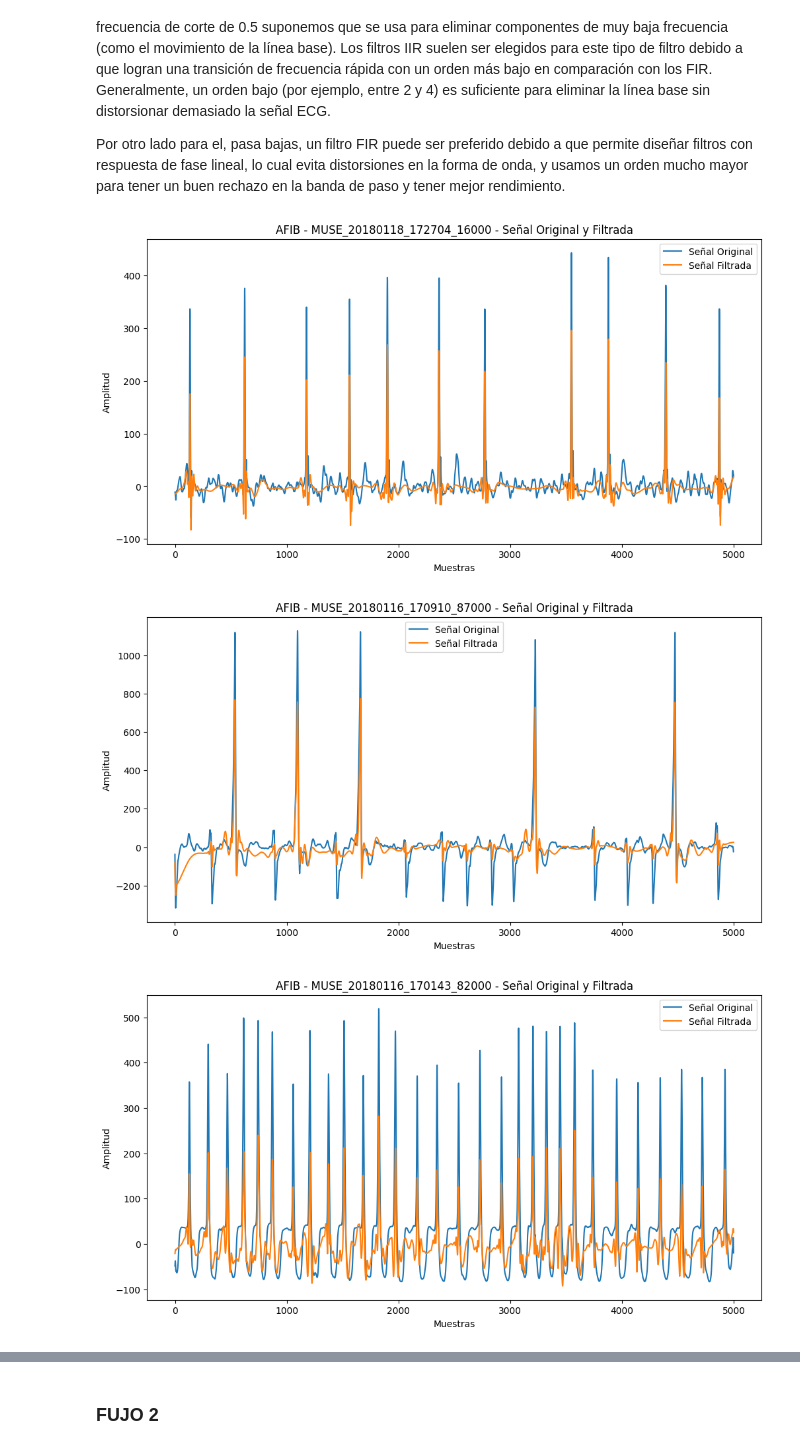
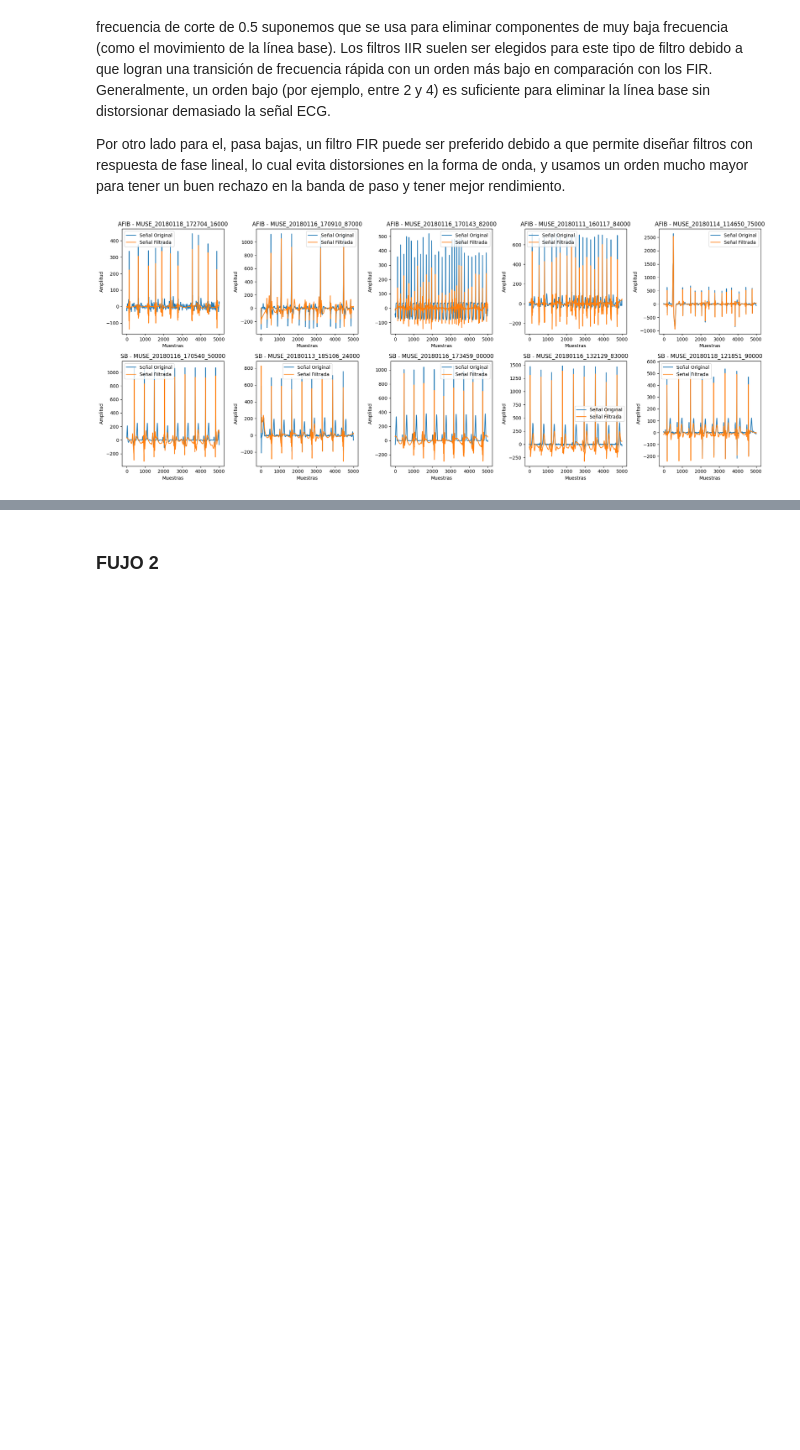
Before and after one commit to juandayo001/Biose-ales_20242, a Jupyter notebook: PROYECTO3.ipynb, the cells around one changed output, grey strips where cells are left out. Cells and saved outputs as stored; diff of their text form; code cells hidden in the pictures; blank space fills up the shorter version.

```diff
--- a/PROYECTO3.ipynb
+++ b/PROYECTO3.ipynb
@@ -327,37 +327,46 @@ La frecuencia de corte de 0.5 suponemos que se usa para eliminar componentes de
 
 Por otro lado para el, pasa bajas, un filtro FIR puede ser preferido debido a que permite diseñar filtros con respuesta de fase lineal, lo cual evita distorsiones en la forma de onda, y usamos un orden mucho mayor para tener un buen rechazo en la banda de paso y tener mejor rendimiento.
 # %%
-# Función para procesar señales (con simplificación de parámetros)
-def flujo1(señales, tipo_señal):
-    for nombre_señal, señal in señales.items():
+import matplotlib.pyplot as plt
+
+# Función de flujo simplificada para graficar en un subplot
+def flujo1(señales, tipo_señal, ax):
+    for i, (nombre_señal, señal) in enumerate(señales.items()):
         # Filtro pasa-altas
         señal_filtrada_hp = filtro_pasa_altos(señal)
 
         # Aplicar la umbralización wavelet (SYMLET)
         señal_filtrada_wavelet = SYMLET_wavelet(señal_filtrada_hp, wavelet='sym8', nivel=8)
 
         # Filtro pasa-bajos
         señal_filtrada_final = filtro_pasa_bajas(señal_filtrada_wavelet)
 
-        # Mostrar la señal original y filtrada
-        plt.figure(figsize=(12, 6))
-        plt.plot(señal, label='Señal Original')  # Usar la señal original
-        plt.plot(señal_filtrada_final, label='Señal Filtrada')
-        plt.legend()
-        plt.xlabel("Muestras")
-        plt.ylabel("Amplitud")
-        plt.title(f"{tipo_señal} - {nombre_señal} - Señal Original y Filtrada")
-        plt.show()
+        # Mostrar la señal original y filtrada en el subplot correspondiente
+        ax[i].plot(señal, label='Señal Original')
+        ax[i].plot(señal_filtrada_final, label='Señal Filtrada')
+        ax[i].set_title(f"{tipo_señal} - {nombre_señal}")
+        ax[i].set_xlabel("Muestras")
+        ax[i].set_ylabel("Amplitud")
+        ax[i].legend()
 
-# Función optimizada para procesar señales de AFIB y SB
+# Función optimizada para procesar señales de AFIB y SB en subplots
 def procesar_todas_las_señales(valores_AFIB, valores_SB):
-    # Procesar señales de AFIB y SB
-    for tipo_señal, señales in [('AFIB', valores_AFIB), ('SB', valores_SB)]:
-        flujo1(señales, tipo_señal)
+    # Selecciona las primeras 5 señales de cada tipo para graficarlas (10 subplots en total)
+    señales_AFIB_seleccionadas = dict(list(valores_AFIB.items())[:5])
+    señales_SB_seleccionadas = dict(list(valores_SB.items())[:5])
 
-# Llamada a la función para procesar las señales
+    # Crear figura y subplots organizados en una cuadrícula de 2x5
+    fig, ax = plt.subplots(2, 5, figsize=(20, 8))
+    ax = ax.flatten()  # Aplanar el arreglo de subplots para un fácil acceso
+
+    # Procesar y graficar las señales
+    flujo1(señales_AFIB_seleccionadas, 'AFIB', ax[:5])  # Primeras 5 subplots para AFIB
+    flujo1(señales_SB_seleccionadas, 'SB', ax[5:])      # Últimas 5 subplots para SB
+
+    plt.tight_layout()
+    plt.show()
+
+# Llamada a la función para procesar y graficar las señales en subplots
 procesar_todas_las_señales(señales_AFIB_aleatorias, señales_SB_aleatorias)
 # %% [output]
-[figure, old version]
+[figure, new version]
-[figure, removed]
-[figure, removed]
```
Also changed, not shown: parts of 22 cells of this notebook.
